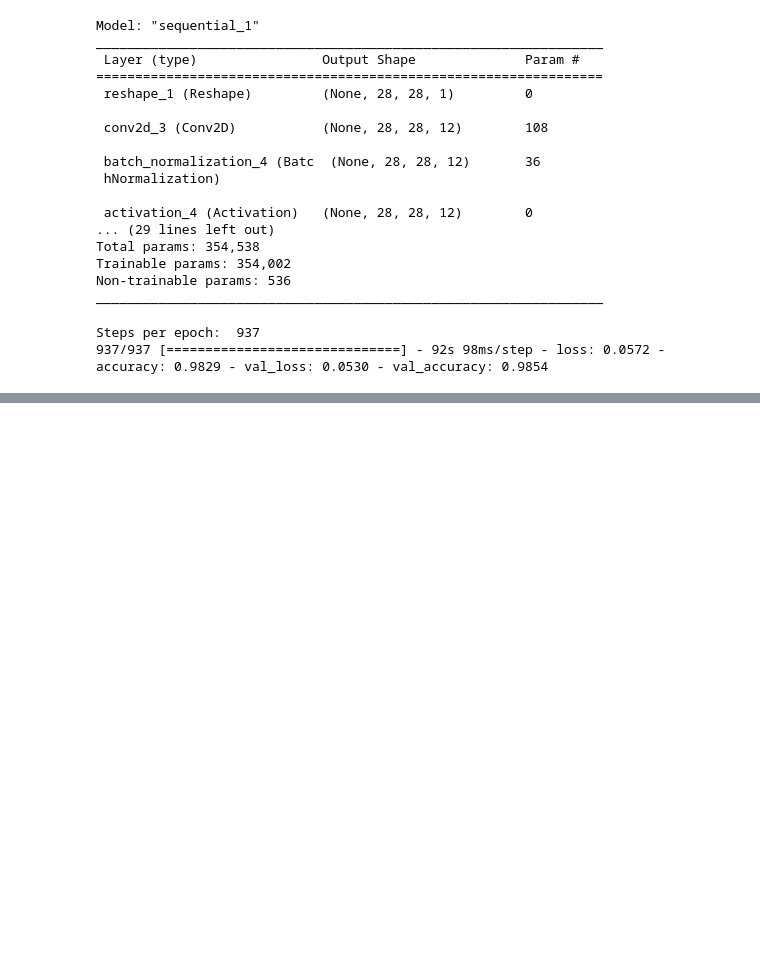
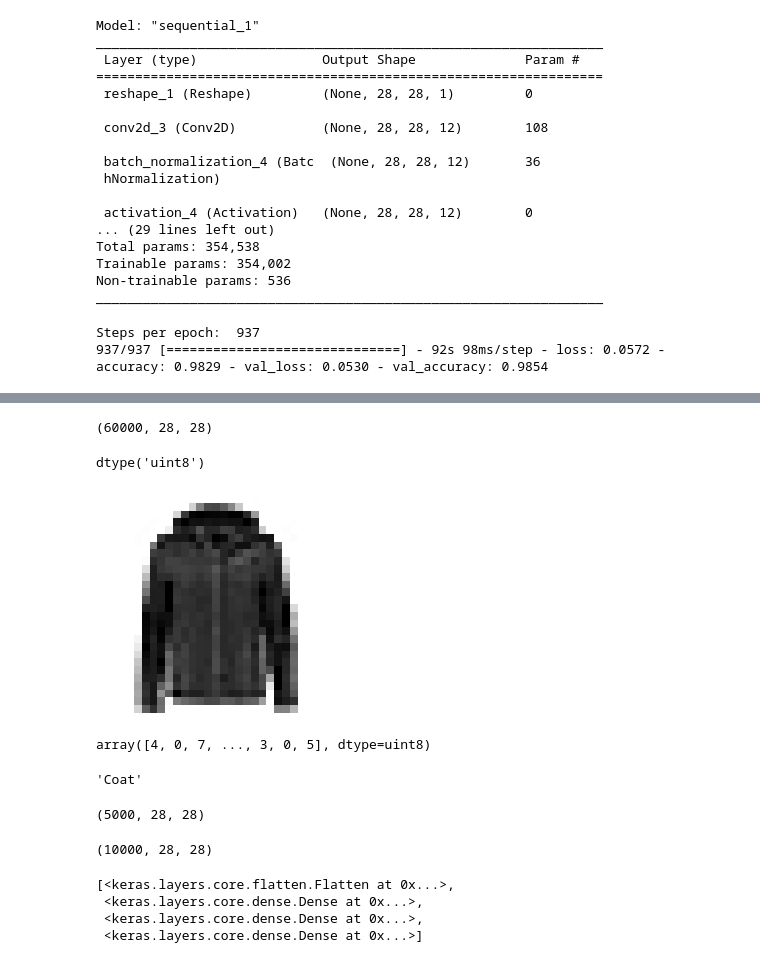
Before and after one commit to cmpe130weifeng/cmpe258_hw4, a Jupyter notebook: hw4.ipynb, the cells around one changed output, grey strips where cells are left out. Cells and saved outputs as stored; diff of their text form; code cells hidden in the pictures; blank space fills up the shorter version.

```diff
--- a/hw4.ipynb
+++ b/hw4.ipynb
@@ -137,0 +489,3 @@ Steps per epoch:  937
+# %%
+fashion_mnist = keras.datasets.fashion_mnist
+(X_train_full, y_train_full), (X_test, y_test) = fashion_mnist.load_data()
@@ -137,0 +504,22 @@ Steps per epoch:  937
+# %%
+X_train_full.shape
+# %% [output]
+(60000, 28, 28)
+# %%
+X_train_full.dtype
+# %% [output]
+dtype('uint8')
+# %%
+X_valid, X_train = X_train_full[:5000] / 255., X_train_full[5000:] / 255.
+y_valid, y_train = y_train_full[:5000], y_train_full[5000:]
+X_test = X_test / 255.
+# %%
+plt.imshow(X_train[0], cmap="binary")
+plt.axis('off')
+plt.show()
+# %% [output]
+[figure, added]
+# %%
+y_train
+# %% [output]
+array([4, 0, 7, ..., 3, 0, 5], dtype=uint8)
@@ -137,0 +529,12 @@ Steps per epoch:  937
+# %%
+class_names[y_train[0]]
+# %% [output]
+'Coat'
+# %%
+X_valid.shape
+# %% [output]
+(5000, 28, 28)
+# %%
+X_test.shape
+# %% [output]
+(10000, 28, 28)
@@ -137,0 +558,7 @@ Steps per epoch:  937
+# %%
+model.layers
+# %% [output]
+[<keras.layers.core.flatten.Flatten at 0x...>,
+ <keras.layers.core.dense.Dense at 0x...>,
+ <keras.layers.core.dense.Dense at 0x...>,
+ <keras.layers.core.dense.Dense at 0x...>]
```
Also changed, not shown: parts of 115 cells of this notebook.
